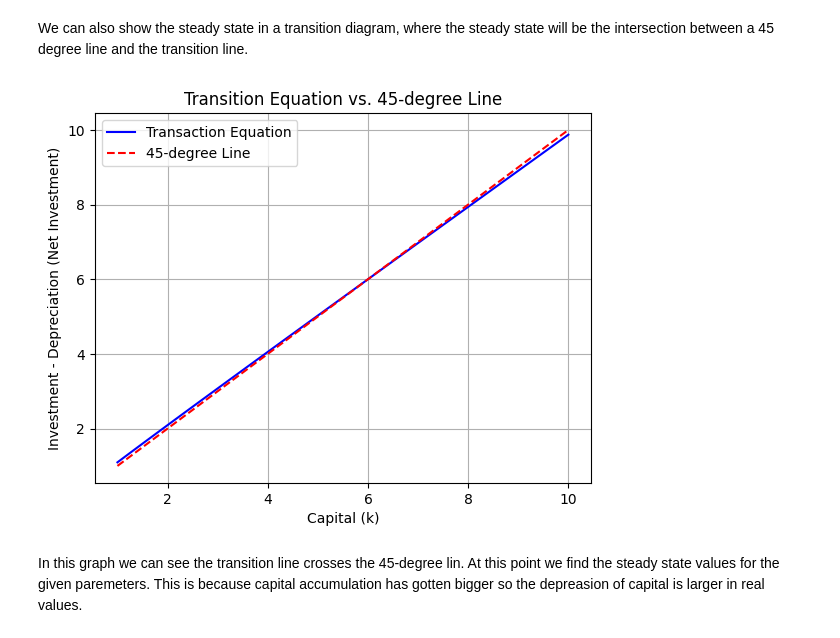
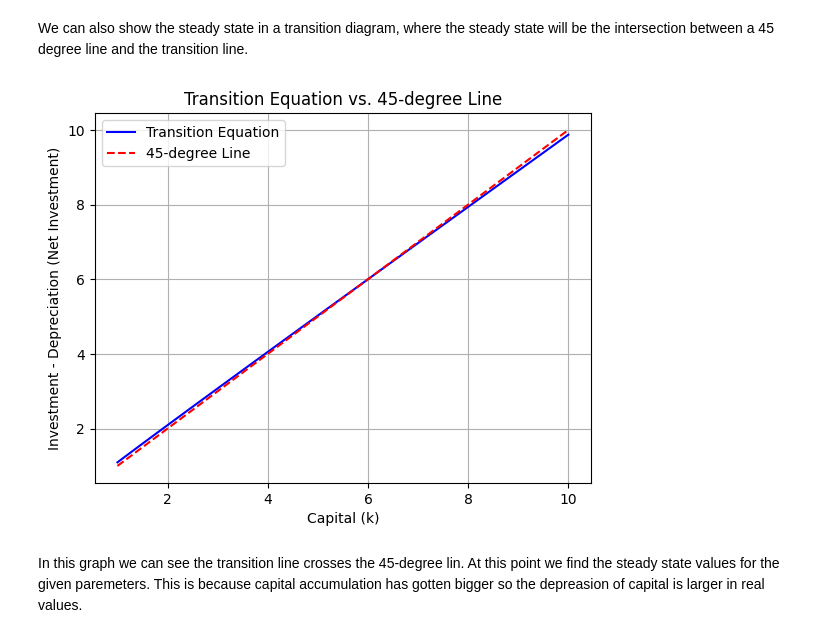
Before and after one commit to NumEconCopenhagen/projects-2024-simon-katrine, a Jupyter notebook: modelproject/modelproject.ipynb, the cells around one changed output. Cells and saved outputs as stored; diff of their text form; code cells hidden in the pictures.

```diff
--- a/modelproject/modelproject.ipynb
+++ b/modelproject/modelproject.ipynb
@@ -112,40 +108,40 @@ The steady state, k* =  5.991582294300367
 We can also show the steady state in a transition diagram, where the steady state will be the intersection between a 45 degree line and the transition line.
 # %%
 # Define the transition equation
-def transaction_equation(k, s, alpha, delta, n, phi):
+def transition_equation(k, s, alpha, delta, n, phi):
     return (1/(1+n))*k*(s*k**(alpha-1)+(1-delta))**(1-phi)
 
 # Define the 45-degree line
 def forty_five_degree_line(k):
     return k
 
 # Define our baseline paramters
 s = 0.3
 n = 0.02
 delta = 0.05
 alpha = 0.33
 phi = 0.5
 
 # Generate a range of k values
 k_values = np.linspace(1, 10, 100)
 
-# Calculate corresponding values for the transaction equation and 45-degree line
-transaction_values = transaction_equation(k_values, s, alpha, delta, n, phi)
+# Calculate corresponding values for the transition equation and 45-degree line
+transition_values = transition_equation(k_values, s, alpha, delta, n, phi)
 forty_five_degree_values = forty_five_degree_line(k_values)
 
 # Plotting
-plt.plot(k_values, transaction_values, label='Transaction Equation', color='blue')
+plt.plot(k_values, transition_values, label='Transition Equation', color='blue')
 plt.plot(k_values, forty_five_degree_values, label='45-degree Line', linestyle='--', color='red')
 
 # Labeling and customization
 plt.title('Transition Equation vs. 45-degree Line')
 plt.xlabel('Capital (k)')
 plt.ylabel('Investment - Depreciation (Net Investment)')
 plt.legend()
 plt.grid(True)
 plt.show()
 # %% [output]
-[figure, old version]
+[figure, new version]
 # %% [markdown]
 In this graph we can see the transition line crosses the 45-degree lin. At this point we find the steady state values for the given paremeters. This is because capital accumulation has gotten bigger so the depreasion of capital is larger in real values.
 # %% [markdown]
```
Also changed, not shown: parts of 16 cells of this notebook.
